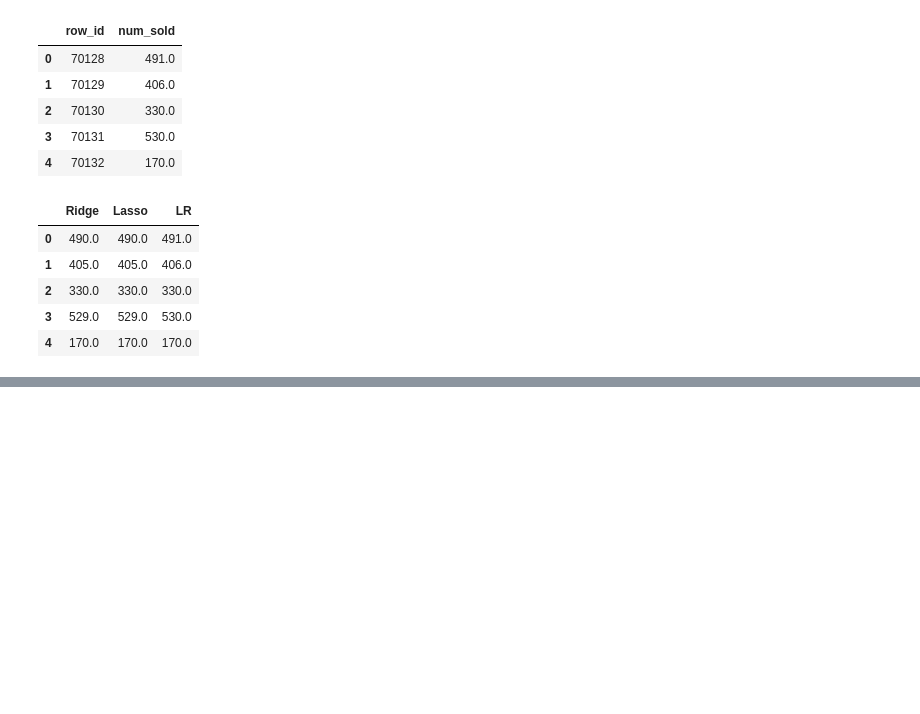
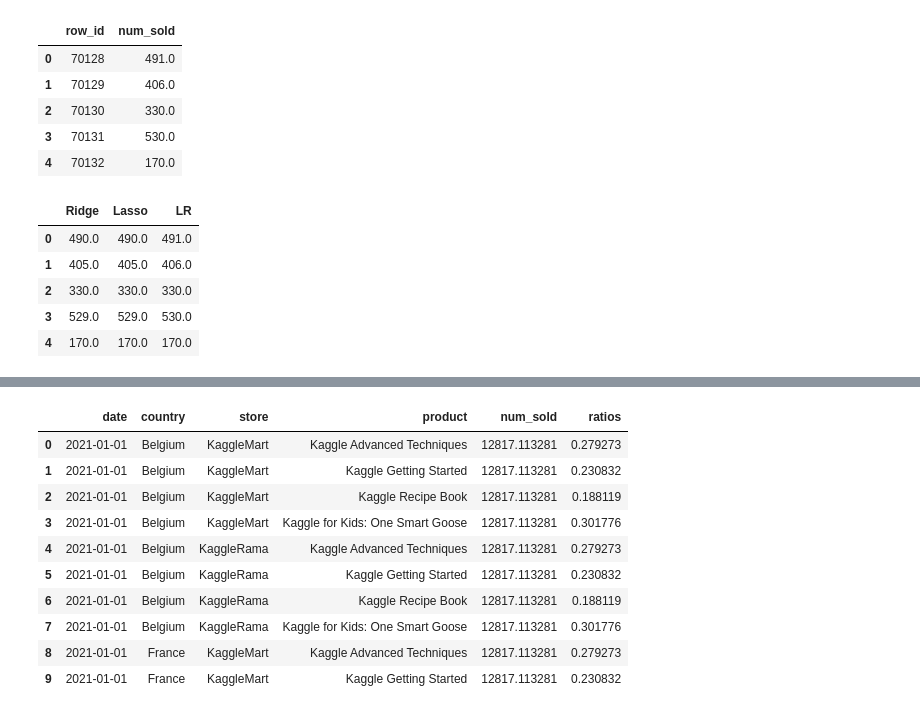
Before and after one commit to Bakhtaki/Kaggle-Competitions, a Jupyter notebook: tp-sep-2022.ipynb, the cells around one changed output, grey strips where cells are left out. Saved outputs shown, nothing was run; the diff lists cells and outputs as text; code cells hidden in the pictures; blank space fills up the shorter version.

Commit message:
Kaggle Notebook | TP-Sep-2022-EDA-LASSO-Ridge-LR | Version 9

```diff
--- a/tp-sep-2022.ipynb
+++ b/tp-sep-2022.ipynb
@@ -1249,3 +1252,6 @@ models.head()
 y = extended_train['num_sold']
 X = extended_train.drop(['date','month','num_sold','week_number'],axis=1)
 X_test = extended_test.drop(['date','month', 'week_number'],axis=1)
+# %%
+all_test_dates.drop('num_sold',axis=1,inplace=True)
+all_test_dates.head()
@@ -1354,0 +1380,7 @@ models.head()
+# %%
+y = extended_train['num_sold']
+X = extended_train.drop(['date','month','num_sold','week_number'],axis=1)
+X_test = extended_test.drop(['date','month', 'week_number'],axis=1)
+# %%
+all_test_dates.drop('num_sold',axis=1,inplace=True)
+all_test_dates.head()
@@ -1354,0 +1394,17 @@ models.head()
+# %%
+preds_lst = []
+kf = GroupKFold(n_splits=4)
+scores = []
+for fold, (train_idx, val_idx) in enumerate(kf.split(X, groups=X.year)):
+    model = XGBRegressor()
+    model = make_pipeline(StandardScaler(), model)
+    model.fit(X.iloc[train_idx], y.iloc[train_idx])
+    preds_lst.append(model.predict(X_test)* weights[fold])
+    sc =  model.score(X.iloc[val_idx], y.iloc[val_idx])
+    scores.append(sc)
+    print(fold, X.iloc[train_idx]['year'].unique(),  X.iloc[val_idx]['year'].unique(), sc)
+print("Mean score", np.mean(scores))
+preds_df = pd.DataFrame(np.column_stack(preds_lst))
+#average predictions from kfold
+preds_df['num_sold'] = preds_df.sum(axis = 1)/np.sum(weights)
+all_test_dates["num_sold"] = preds_df['num_sold']
@@ -1354,0 +1426,16 @@ models.head()
+# %%
+sub_df = pd.merge(test_df,all_test_dates,how='left')
+sub_df['ratios'] = test_df_product_ratio['ratios']
+sub_df.head(10)
+# %% [output]
+|  | date | country | store | product | num_sold | ratios |
+| 0 | 2021-01-01 | Belgium | KaggleMart | Kaggle Advanced Techniques | 12817.113281 | 0.279273 |
+| 1 | 2021-01-01 | Belgium | KaggleMart | Kaggle Getting Started | 12817.113281 | 0.230832 |
+| 2 | 2021-01-01 | Belgium | KaggleMart | Kaggle Recipe Book | 12817.113281 | 0.188119 |
+| 3 | 2021-01-01 | Belgium | KaggleMart | Kaggle for Kids: One Smart Goose | 12817.113281 | 0.301776 |
+| 4 | 2021-01-01 | Belgium | KaggleRama | Kaggle Advanced Techniques | 12817.113281 | 0.279273 |
+| 5 | 2021-01-01 | Belgium | KaggleRama | Kaggle Getting Started | 12817.113281 | 0.230832 |
+| 6 | 2021-01-01 | Belgium | KaggleRama | Kaggle Recipe Book | 12817.113281 | 0.188119 |
+| 7 | 2021-01-01 | Belgium | KaggleRama | Kaggle for Kids: One Smart Goose | 12817.113281 | 0.301776 |
+| 8 | 2021-01-01 | France | KaggleMart | Kaggle Advanced Techniques | 12817.113281 | 0.279273 |
+| 9 | 2021-01-01 | France | KaggleMart | Kaggle Getting Started | 12817.113281 | 0.230832 |
```
Also changed, not shown: parts of 17 cells of this notebook.
